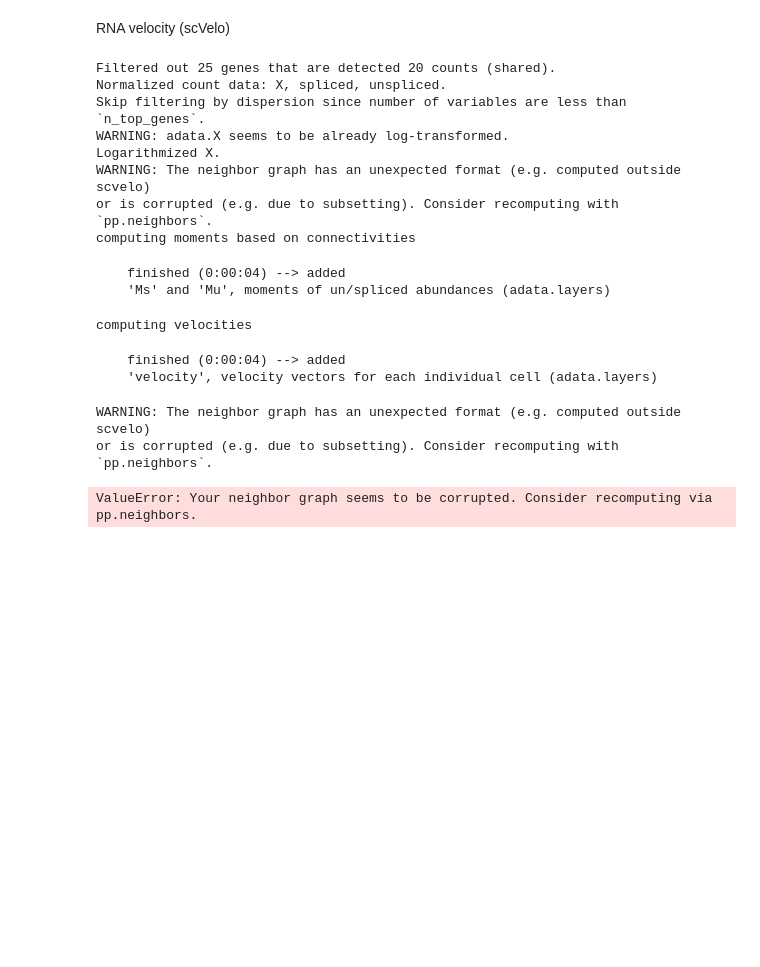
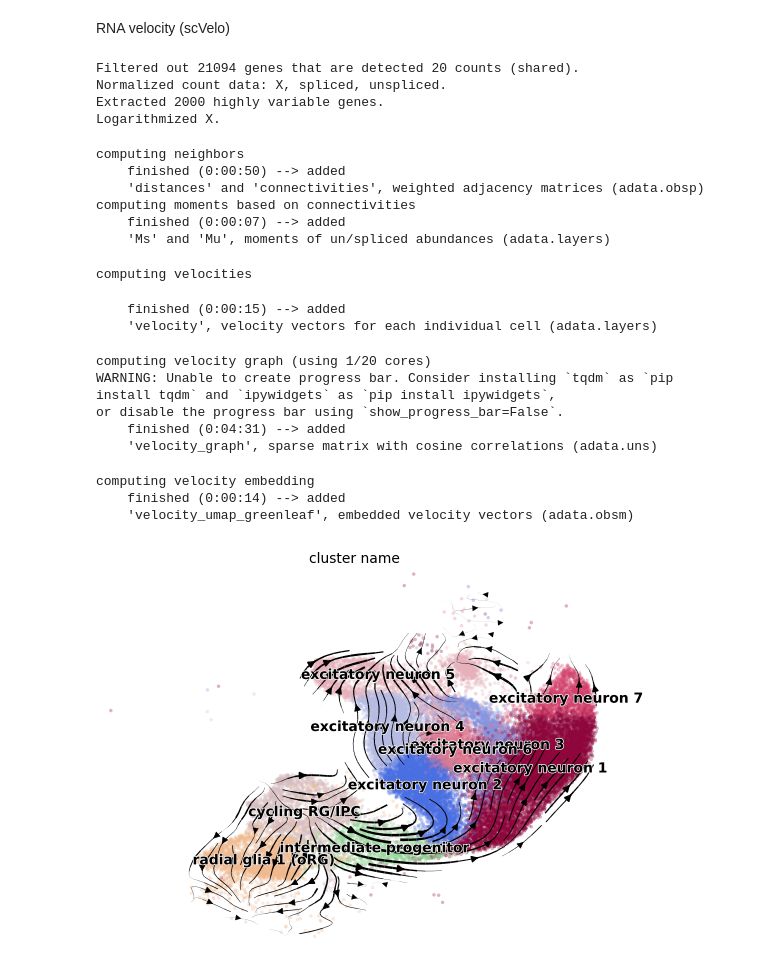
Before and after one commit to linnykos/veloUncertainty, a Jupyter notebook: code/kevin/Writeup13_greenleaf/Writeup13_scvelo_rna_exploration_part2.ipynb, the cells around one changed output. Cells and saved outputs as stored; diff of their text form; code cells hidden in the pictures; blank space fills up the shorter version.

Commit message:
Updates to the greenleaf dataset

```diff
--- a/code/kevin/Writeup13_greenleaf/Writeup13_scvelo_rna_exploration_part2.ipynb
+++ b/code/kevin/Writeup13_greenleaf/Writeup13_scvelo_rna_exploration_part2.ipynb
@@ -265,4 +206,0 @@ hft_w16_p7_r2_TTTGTTGGTCGTACAT  -2.115465  -2.722276
-# %%
-common_cells = set(count_cells).intersection(spliced_cells, unspliced_cells)
-common_cells = count_cells[count_cells.isin(common_cells)]
-print(common_cells)
@@ -317,30 +242,37 @@ sc.pl.embedding(adata, basis="X_umap_greenleaf", color="cluster_name",legend_loc
 # %% [markdown]
 RNA velocity (scVelo)
 # %%
-scv.pp.filter_and_normalize(adata, min_shared_counts=20, n_top_genes=2000, enforce=True)
+scv.pp.filter_and_normalize(adata, min_shared_counts=20, n_top_genes=2000)
 scv.pp.moments(adata, n_pcs=30, n_neighbors=30)
 # %% [output]
-Filtered out 25 genes that are detected 20 counts (shared).
+Filtered out 21094 genes that are detected 20 counts (shared).
 Normalized count data: X, spliced, unspliced.
-Skip filtering by dispersion since number of variables are less than `n_top_genes`.
-WARNING: adata.X seems to be already log-transformed.
+Extracted 2000 highly variable genes.
 Logarithmized X.
-WARNING: The neighbor graph has an unexpected format (e.g. computed outside scvelo)
-or is corrupted (e.g. due to subsetting). Consider recomputing with `pp.neighbors`.
-computing moments based on connectivities
-    finished (0:00:04) --> added
+computing neighbors
+    finished (0:00:50) --> added
+    'distances' and 'connectivities', weighted adjacency matrices (adata.obsp)
+computing moments based on connectivities
+    finished (0:00:07) --> added
     'Ms' and 'Mu', moments of un/spliced abundances (adata.layers)
 # %%
 scv.tl.velocity(adata)
 # %% [output]
 computing velocities
-    finished (0:00:04) --> added
+    finished (0:00:15) --> added
     'velocity', velocity vectors for each individual cell (adata.layers)
 # %%
 scv.tl.velocity_graph(adata)
 # %% [output]
-WARNING: The neighbor graph has an unexpected format (e.g. computed outside scvelo)
-or is corrupted (e.g. due to subsetting). Consider recomputing with `pp.neighbors`.
+computing velocity graph (using 1/20 cores)
+WARNING: Unable to create progress bar. Consider installing `tqdm` as `pip install tqdm` and `ipywidgets` as `pip install ipywidgets`,
+or disable the progress bar using `show_progress_bar=False`.
+    finished (0:04:31) --> added
+    'velocity_graph', sparse matrix with cosine correlations (adata.uns)
-ValueError: Your neighbor graph seems to be corrupted. Consider recomputing via pp.neighbors.
 # %%
-scv.pl.velocity_embedding_stream(adata, basis='umap', color='cluster_name')
+scv.pl.velocity_embedding_stream(adata, basis='X_umap_greenleaf', color='cluster_name')
+# %% [output]
+computing velocity embedding
+    finished (0:00:14) --> added
+    'velocity_umap_greenleaf', embedded velocity vectors (adata.obsm)
+[figure, added]
```
Also changed, not shown: parts of 7 cells of this notebook.
